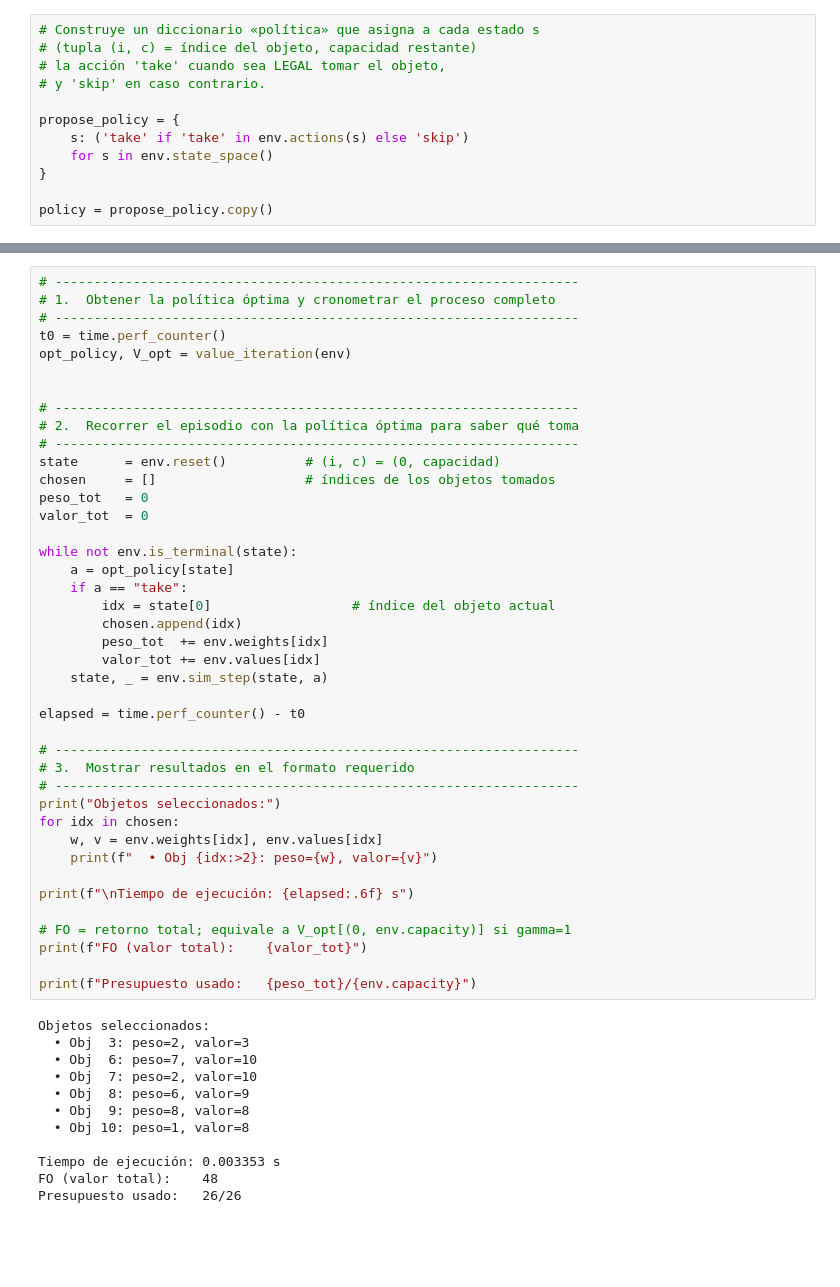
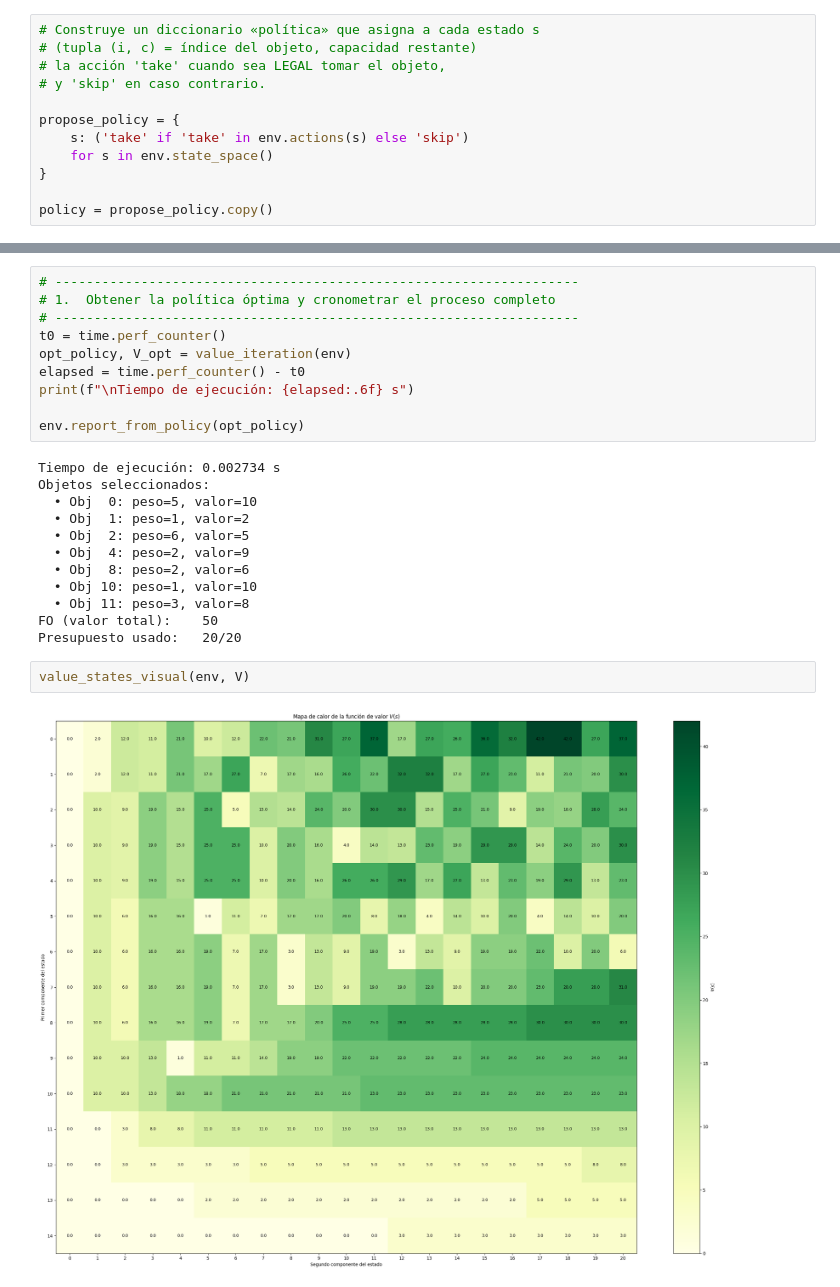
Before and after one commit to Asistencia-Optimizacion/Material_Reforma, a Jupyter notebook: Knapsack/Test.ipynb, the cells around one changed output, grey strips where cells are left out. Saved outputs shown, nothing was run; the diff lists cells and outputs as text; blank space fills up the shorter version.

```diff
--- a/Knapsack/Test.ipynb
+++ b/Knapsack/Test.ipynb
@@ -150,50 +158,23 @@ Presupuesto usado:   26/26
 # -------------------------------------------------------------------
 t0 = time.perf_counter()
 opt_policy, V_opt = value_iteration(env)
-
-
-# -------------------------------------------------------------------
-# 2.  Recorrer el episodio con la política óptima para saber qué toma
-# -------------------------------------------------------------------
-state      = env.reset()          # (i, c) = (0, capacidad)
-chosen     = []                   # índices de los objetos tomados
-peso_tot   = 0
-valor_tot  = 0
-
-while not env.is_terminal(state):
-    a = opt_policy[state]
-    if a == "take":
-        idx = state[0]                  # índice del objeto actual
-        chosen.append(idx)
-        peso_tot  += env.weights[idx]
-        valor_tot += env.values[idx]
-    state, _ = env.sim_step(state, a)
-
 elapsed = time.perf_counter() - t0
-
-# -------------------------------------------------------------------
-# 3.  Mostrar resultados en el formato requerido
-# -------------------------------------------------------------------
-print("Objetos seleccionados:")
-for idx in chosen:
-    w, v = env.weights[idx], env.values[idx]
-    print(f"  • Obj {idx:>2}: peso={w}, valor={v}")
-
 print(f"\nTiempo de ejecución: {elapsed:.6f} s")
 
-# FO = retorno total; equivale a V_opt[(0, env.capacity)] si gamma=1
-print(f"FO (valor total):    {valor_tot}")
-
-print(f"Presupuesto usado:   {peso_tot}/{env.capacity}")
+env.report_from_policy(opt_policy)
 # %% [output]
+Tiempo de ejecución: 0.002734 s
 Objetos seleccionados:
-  • Obj  3: peso=2, valor=3
-  • Obj  6: peso=7, valor=10
-  • Obj  7: peso=2, valor=10
-  • Obj  8: peso=6, valor=9
-  • Obj  9: peso=8, valor=8
-  • Obj 10: peso=1, valor=8
-
-Tiempo de ejecución: 0.003353 s
-FO (valor total):    48
-Presupuesto usado:   26/26
+  • Obj  0: peso=5, valor=10
+  • Obj  1: peso=1, valor=2
+  • Obj  2: peso=6, valor=5
+  • Obj  4: peso=2, valor=9
+  • Obj  8: peso=2, valor=6
+  • Obj 10: peso=1, valor=10
+  • Obj 11: peso=3, valor=8
+FO (valor total):    50
+Presupuesto usado:   20/20
+# %%
+value_states_visual(env, V)
+# %% [output]
+[figure, added]
```
Also changed, not shown: parts of 6 cells of this notebook, 5 other files.
